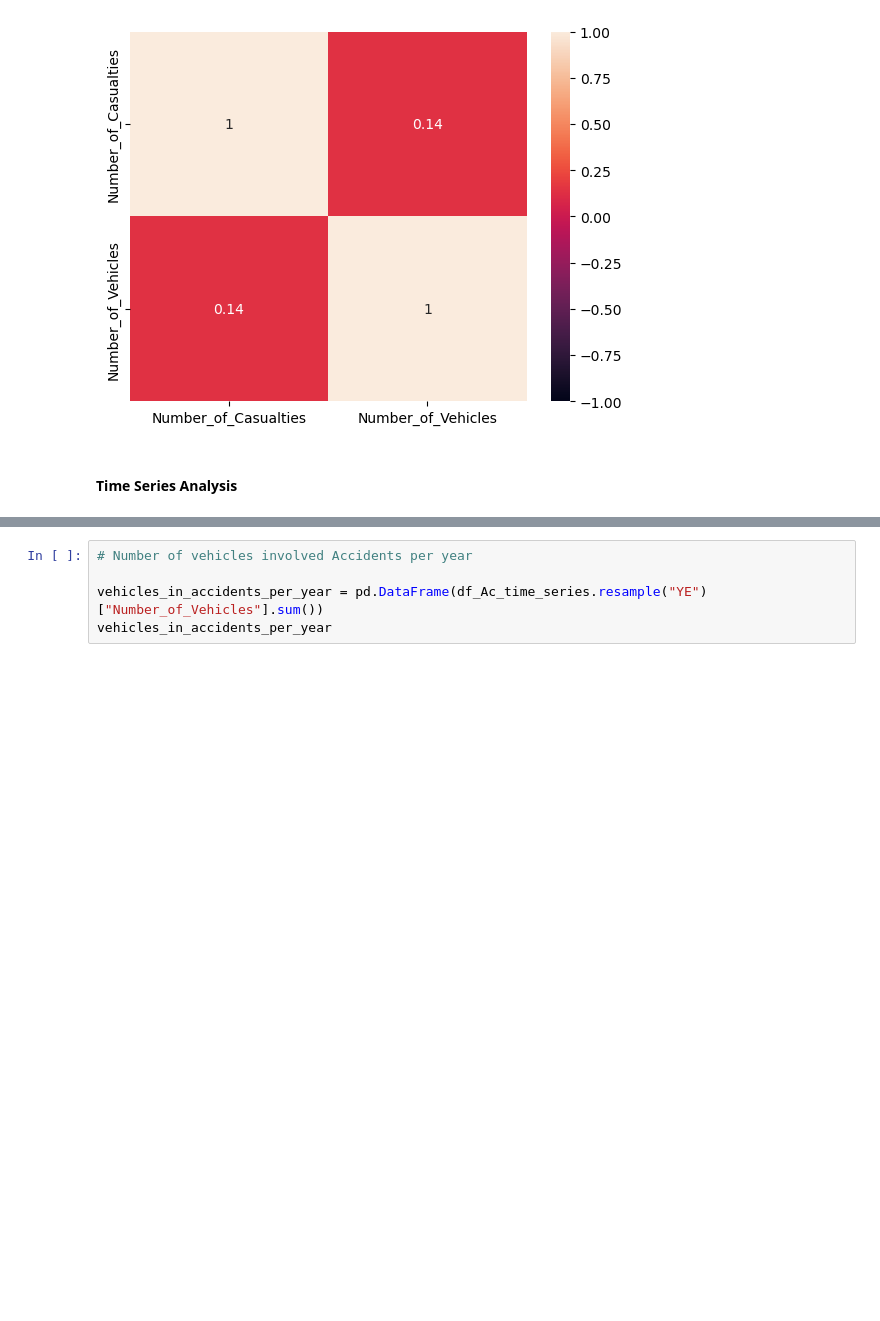
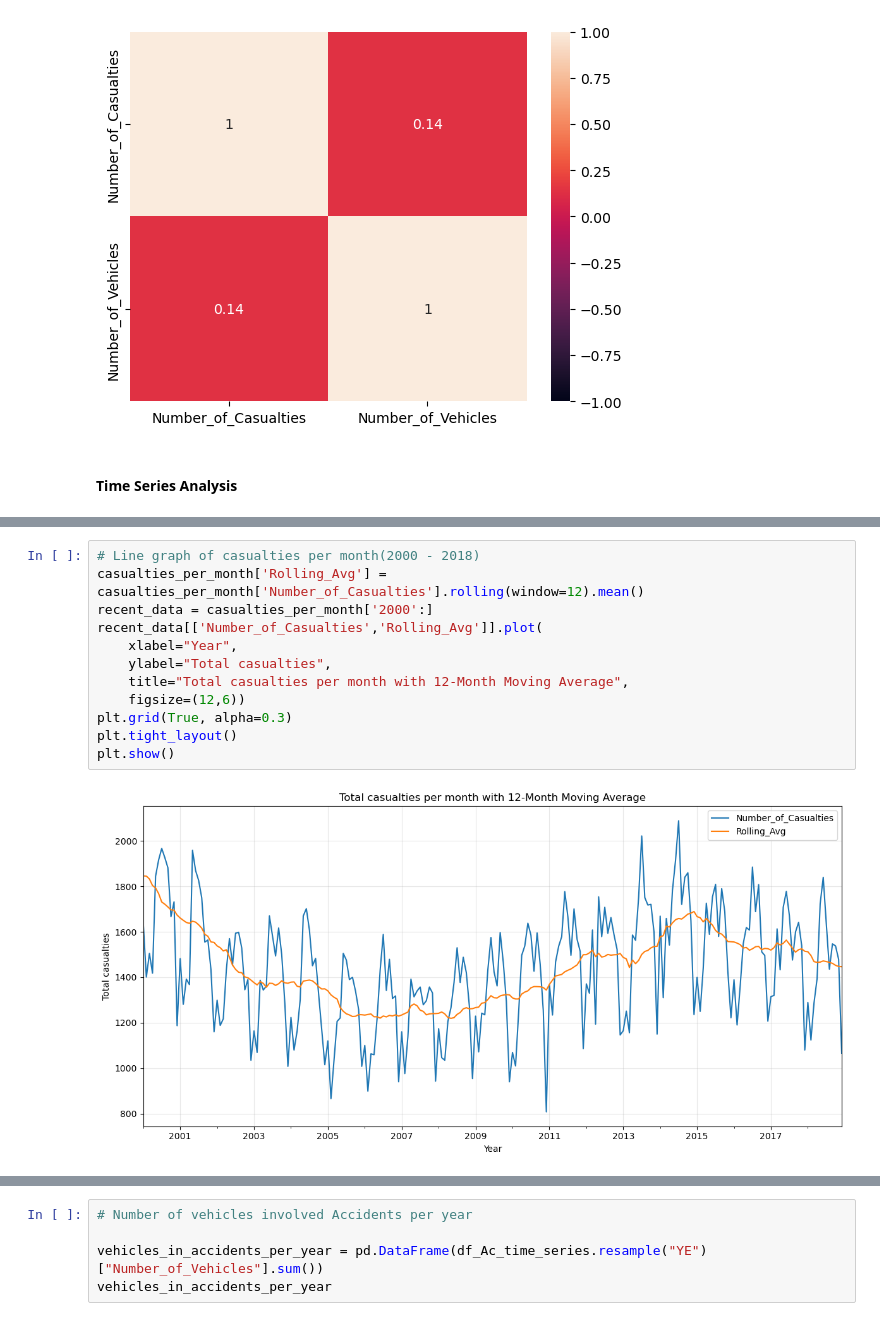
Before and after one commit to mchase007/EDA_UK_Bicycle_Accidents_1979_2018, a Jupyter notebook: EDA_BicycleAccidents.ipynb, the cells around one changed output, grey strips where cells are left out. Saved outputs shown, nothing was run; the diff lists cells and outputs as text; blank space fills up the shorter version.

```diff
--- a/EDA_BicycleAccidents.ipynb
+++ b/EDA_BicycleAccidents.ipynb
@@ -1186,0 +1237,14 @@ plt.show()
+# %%
+# Line graph of casualties per month(2000 - 2018)
+casualties_per_month['Rolling_Avg'] = casualties_per_month['Number_of_Casualties'].rolling(window=12).mean()
+recent_data = casualties_per_month['2000':]
+recent_data[['Number_of_Casualties','Rolling_Avg']].plot(
+    xlabel="Year",
+    ylabel="Total casualties",
+    title="Total casualties per month with 12-Month Moving Average",
+    figsize=(12,6))
+plt.grid(True, alpha=0.3)
+plt.tight_layout()
+plt.show()
+# %% [output]
+[figure, added]
```
Also changed, not shown: parts of 26 cells of this notebook, 1 other file.
